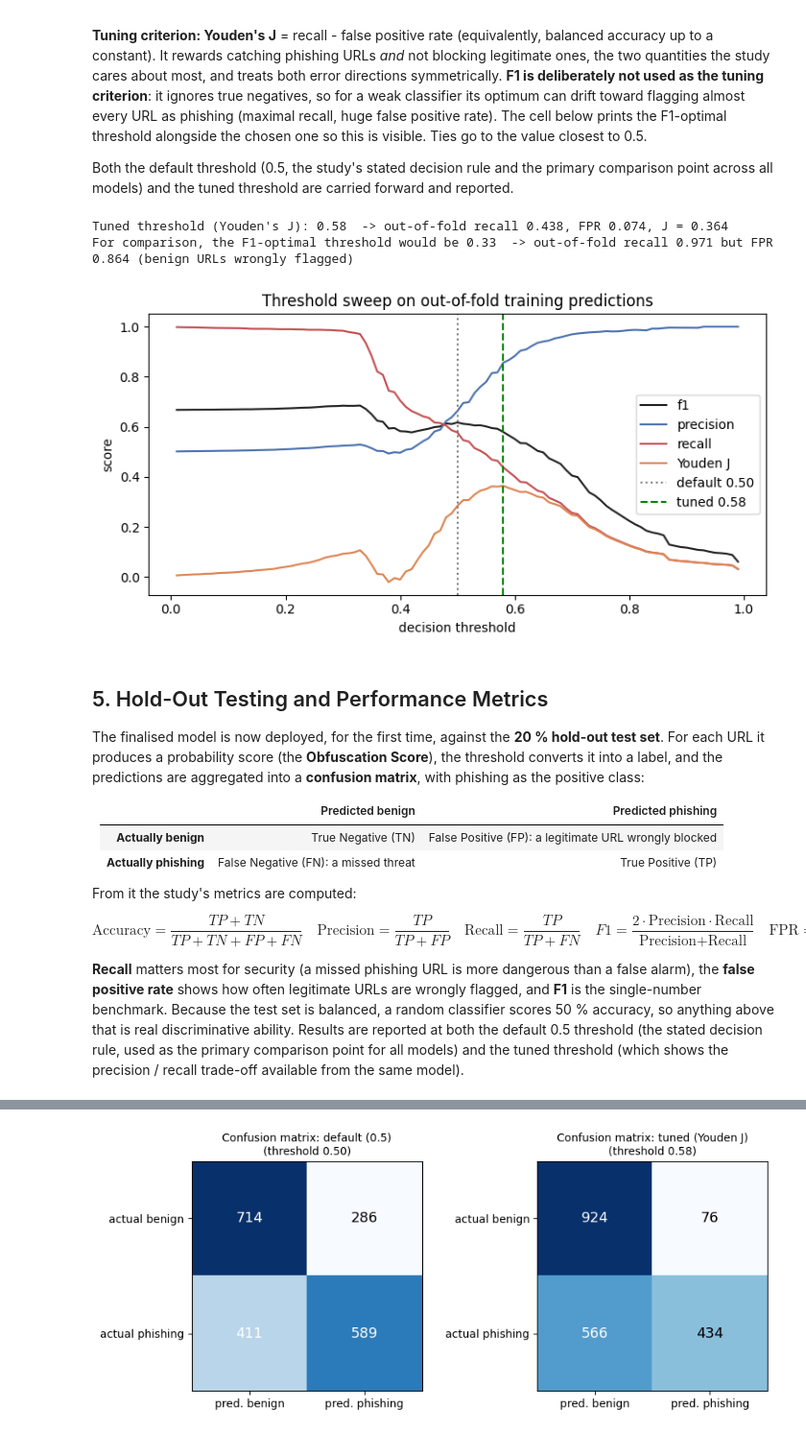
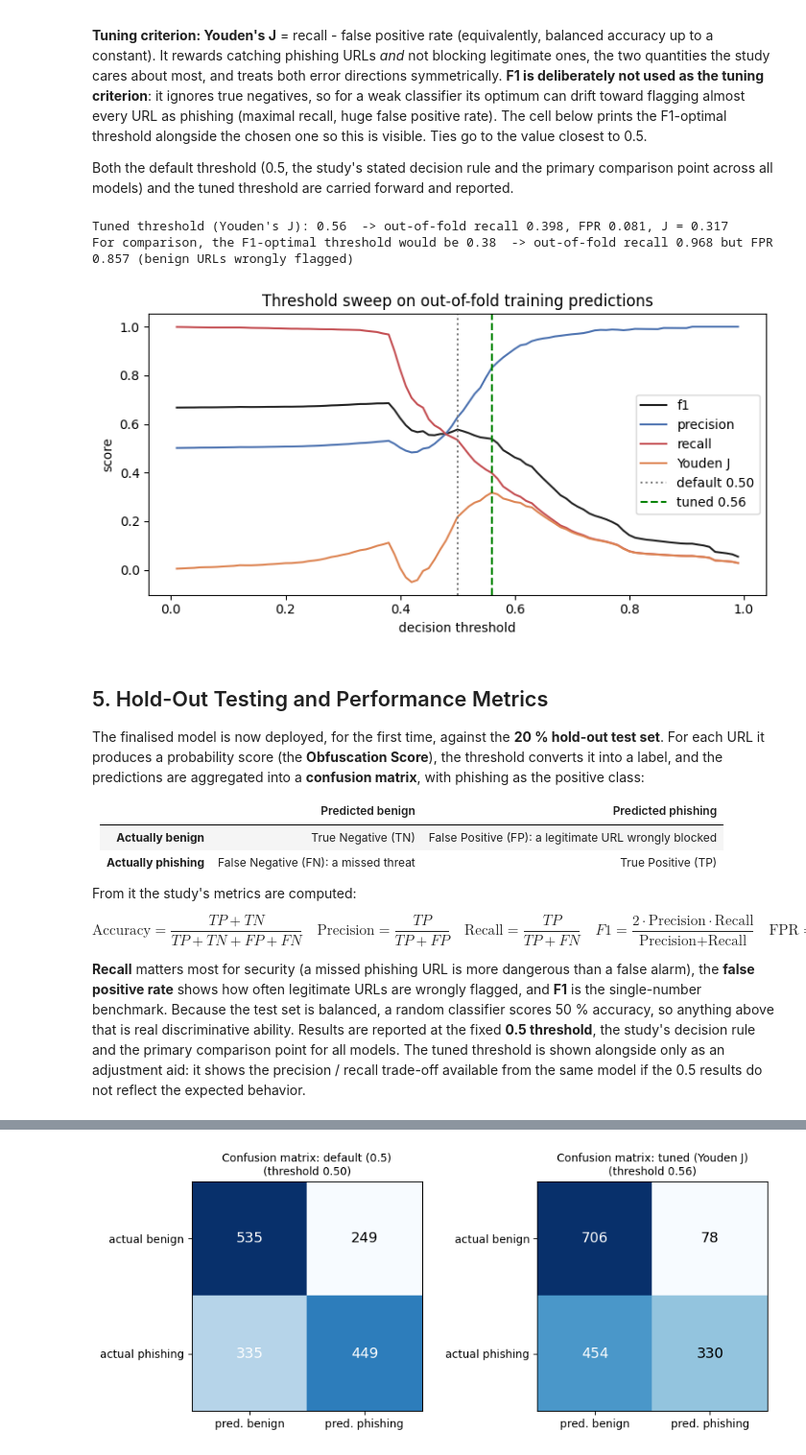
Before and after one commit to WendelLeander/PhishEvade, a Jupyter notebook: Modules/6_baseline_logistic_regression.ipynb, the cells around one changed output, grey strips where cells are left out. Shown at 96% size. Saved outputs shown, nothing was run; the diff lists cells and outputs as text; code cells hidden in the pictures.

```diff
--- a/Modules/6_baseline_logistic_regression.ipynb
+++ b/Modules/6_baseline_logistic_regression.ipynb
@@ -102,14 +104,19 @@ The dataset is divided **80 % training / 20 % testing**. The split is **stratifi
 # %%
-train_idx, test_idx = train_test_split(
-    np.arange(len(y_all)), test_size=TEST_SIZE, stratify=y_all, random_state=RANDOM_SEED)
+split_col = data["split"].to_numpy()
+train_idx   = np.flatnonzero(split_col == "train")
+test_idx    = np.flatnonzero(split_col == "test")
+holdout_idx = np.flatnonzero(split_col == "evasion_holdout")
 
-X_train, y_train = X_all[train_idx], y_all[train_idx]
-X_test,  y_test  = X_all[test_idx],  y_all[test_idx]
+X_train, y_train     = X_all[train_idx],   y_all[train_idx]
+X_test,  y_test      = X_all[test_idx],    y_all[test_idx]
+X_holdout, y_holdout = X_all[holdout_idx], y_all[holdout_idx]
+assert not (set(train_idx) & set(test_idx)) and not (set(train_idx) & set(holdout_idx)) and not (set(test_idx) & set(holdout_idx))
 
 split_summary = pd.DataFrame({
-    "rows":      [len(y_train), len(y_test)],
-    "benign (0)":   [int((y_train == 0).sum()), int((y_test == 0).sum())],
-    "phishing (1)": [int((y_train == 1).sum()), int((y_test == 1).sum())],
-}, index=["training (80%)", "hold-out test (20%)"])
+    "rows":         [len(y_train), len(y_test), len(y_holdout)],
+    "benign (0)":   [int((y_train == 0).sum()), int((y_test == 0).sum()), int((y_holdout == 0).sum())],
+    "phishing (1)": [int((y_train == 1).sum()), int((y_test == 1).sum()), int((y_holdout == 1).sum())],
+    "used for":     ["tuning + CV + threshold tuning", "hold-out evaluation", "evasion-heavy evaluation only"],
+}, index=["train", "test", "evasion_holdout"])
 split_summary
 # %% [output]
@@ -267,36 +275,37 @@ def metrics_at(y_true, proba, threshold):
         "precision": precision,
         "recall":    recall,
         "f1":        (2 * precision * recall / (precision + recall)) if (precision + recall) else 0.0,
         "fpr":       fp / (fp + tn) if (fp + tn) else 0.0,
+        "fnr":       fn / (fn + tp) if (fn + tp) else 0.0,
         "youden_j":  recall - (fp / (fp + tn) if (fp + tn) else 0.0),
         "tn": int(tn), "fp": int(fp), "fn": int(fn), "tp": int(tp),
     }
 
 thresholds = np.round(np.arange(0.01, 1.00, 0.01), 2)
 sweep = pd.DataFrame([metrics_at(y_train, oof_proba, t) for t in thresholds])
 
 sweep["dist_from_default"] = (sweep["threshold"] - DEFAULT_THRESHOLD).abs()
 tuned_row  = sweep.sort_values(["youden_j", "dist_from_default"], ascending=[False, True]).iloc[0]
 f1_row     = sweep.sort_values(["f1", "dist_from_default"], ascending=[False, True]).iloc[0]
 tuned_threshold = float(tuned_row["threshold"])
 
 print(f"Tuned threshold (Youden's J): {tuned_threshold:.2f}  -> out-of-fold recall {tuned_row['recall']:.3f}, "
       f"FPR {tuned_row['fpr']:.3f}, J = {tuned_row['youden_j']:.3f}")
 print(f"For comparison, the F1-optimal threshold would be {f1_row['threshold']:.2f}  -> out-of-fold recall "
       f"{f1_row['recall']:.3f} but FPR {f1_row['fpr']:.3f} (benign URLs wrongly flagged)")
 
 fig, ax = plt.subplots(figsize=(7.5, 4))
 for col, color in [("f1", "#222222"), ("precision", "#4C72B0"), ("recall", "#C44E52"), ("youden_j", "#DD8452")]:
     ax.plot(sweep["threshold"], sweep[col], label="Youden J" if col == "youden_j" else col, color=color)
 ax.axvline(DEFAULT_THRESHOLD, color="grey", linestyle=":", label="default 0.50")
 ax.axvline(tuned_threshold, color="green", linestyle="--", label=f"tuned {tuned_threshold:.2f}")
 ax.set_xlabel("decision threshold"); ax.set_ylabel("score")
 ax.set_title("Threshold sweep on out-of-fold training predictions")
 ax.legend(); plt.tight_layout(); plt.show()
 # %% [output]
-Tuned threshold (Youden's J): 0.58  -> out-of-fold recall 0.438, FPR 0.074, J = 0.364
-For comparison, the F1-optimal threshold would be 0.33  -> out-of-fold recall 0.971 but FPR 0.864 (benign URLs wrongly flagged)
+Tuned threshold (Youden's J): 0.56  -> out-of-fold recall 0.398, FPR 0.081, J = 0.317
+For comparison, the F1-optimal threshold would be 0.38  -> out-of-fold recall 0.968 but FPR 0.857 (benign URLs wrongly flagged)
-[figure, old version]
+[figure, new version]
 # %% [markdown]
 ## 5. Hold-Out Testing and Performance Metrics
 
@@ -311,7 +320,7 @@ From it the study's metrics are computed:
 
 $$\text{Accuracy}=\frac{TP+TN}{TP+TN+FP+FN}\quad \text{Precision}=\frac{TP}{TP+FP}\quad \text{Recall}=\frac{TP}{TP+FN}\quad F1=\frac{2\cdot\text{Precision}\cdot\text{Recall}}{\text{Precision}+\text{Recall}}\quad \text{FPR}=\frac{FP}{FP+TN}$$
 
-**Recall** matters most for security (a missed phishing URL is more dangerous than a false alarm), the **false positive rate** shows how often legitimate URLs are wrongly flagged, and **F1** is the single-number benchmark. Because the test set is balanced, a random classifier scores 50 % accuracy, so anything above that is real discriminative ability. Results are reported at both the default 0.5 threshold (the stated decision rule, used as the primary comparison point for all models) and the tuned threshold (which shows the precision / recall trade-off available from the same model).
+**Recall** matters most for security (a missed phishing URL is more dangerous than a false alarm), the **false positive rate** shows how often legitimate URLs are wrongly flagged, and **F1** is the single-number benchmark. Because the test set is balanced, a random classifier scores 50 % accuracy, so anything above that is real discriminative ability. Results are reported at the fixed **0.5 threshold**, the study's decision rule and the primary comparison point for all models. The tuned threshold is shown alongside only as an adjustment aid: it shows the precision / recall trade-off available from the same model if the 0.5 results do not reflect the expected behavior.
 # %%
 test_proba = baseline_model.predict_proba(X_test)[:, 1]          # Obfuscation Score per test URL (0.0 to 1.0)
 
```
Also changed, not shown: parts of 23 cells of this notebook.
